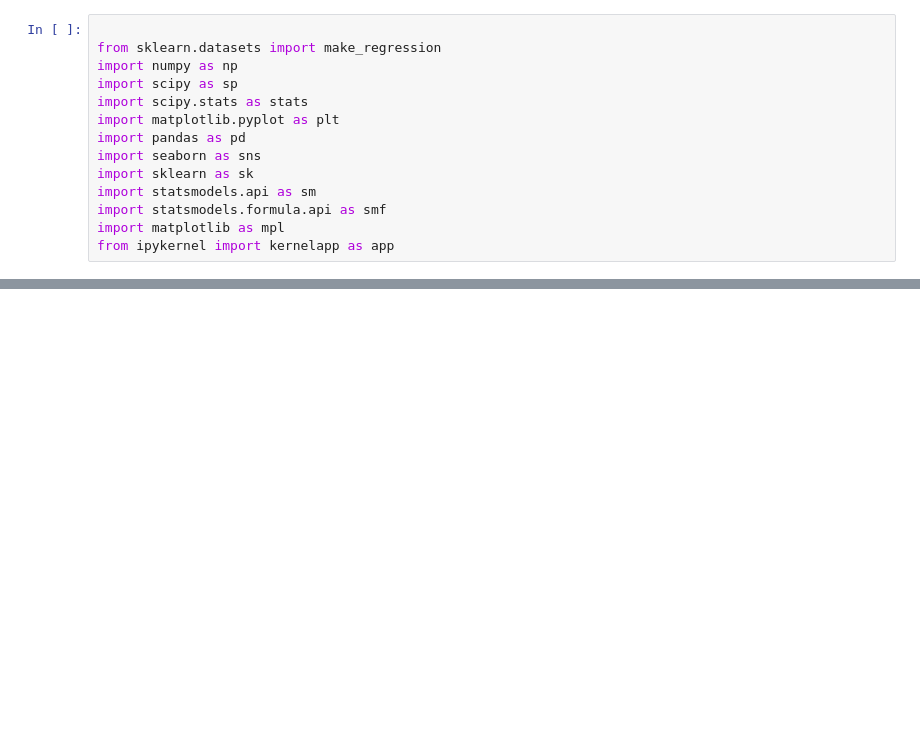
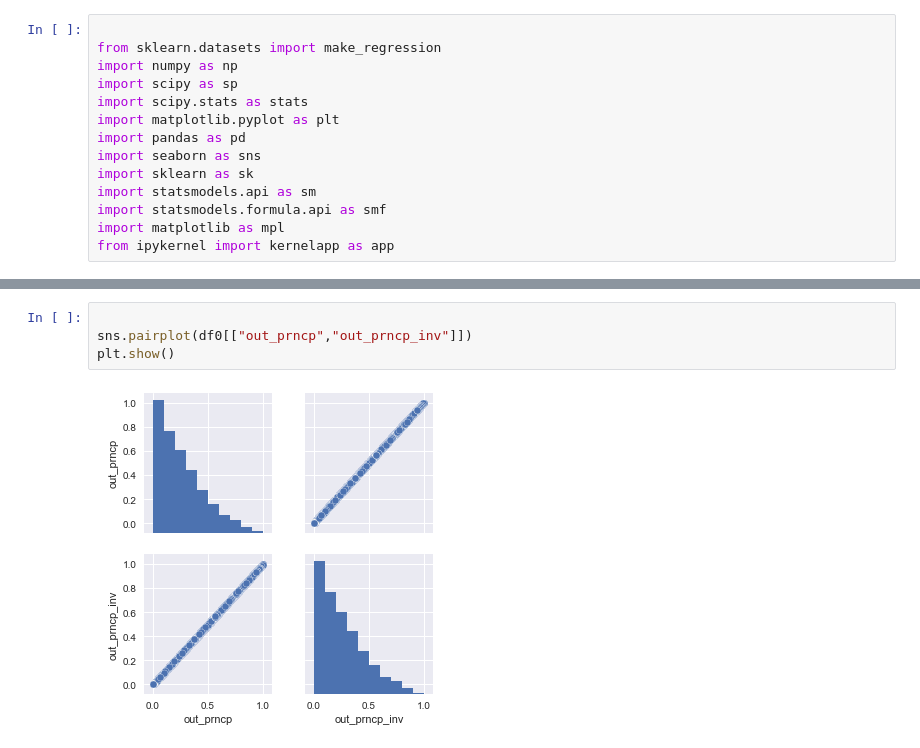
Before and after one commit to devyohan/fc_team_project2, a Jupyter notebook: Analyze_YG.ipynb, the cells around one changed output, grey strips where cells are left out. Saved outputs shown, nothing was run; the diff lists cells and outputs as text; blank space fills up the shorter version.

```diff
--- a/Analyze_YG.ipynb
+++ b/Analyze_YG.ipynb
@@ -53 +203,7 @@ plt.show()
+# %%
+
+sns.pairplot(df0[["out_prncp","out_prncp_inv"]])
+plt.show()
+# %% [output]
+[figure, added]
 # %%
```
Also changed, not shown: parts of 21 cells of this notebook, 1 other file.
